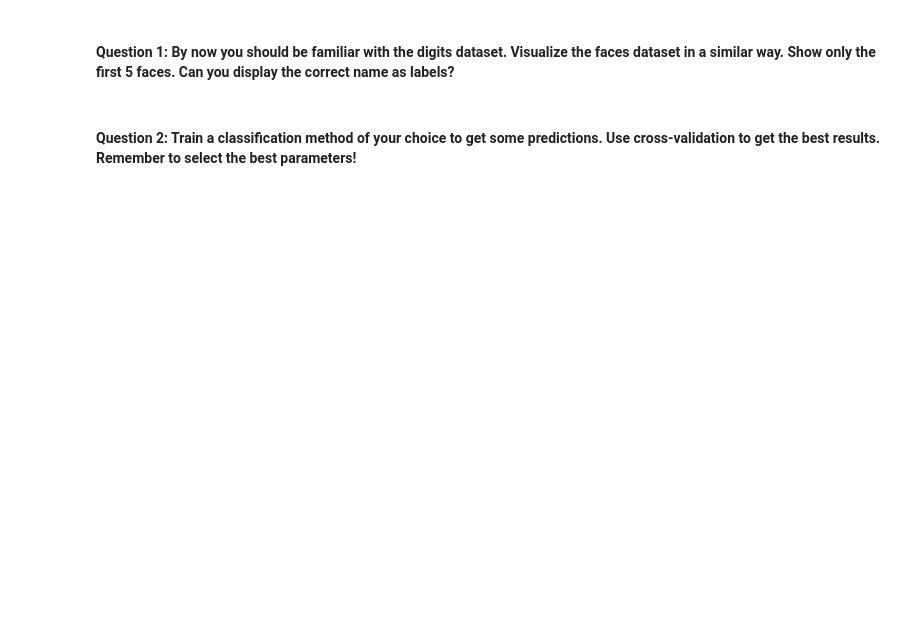
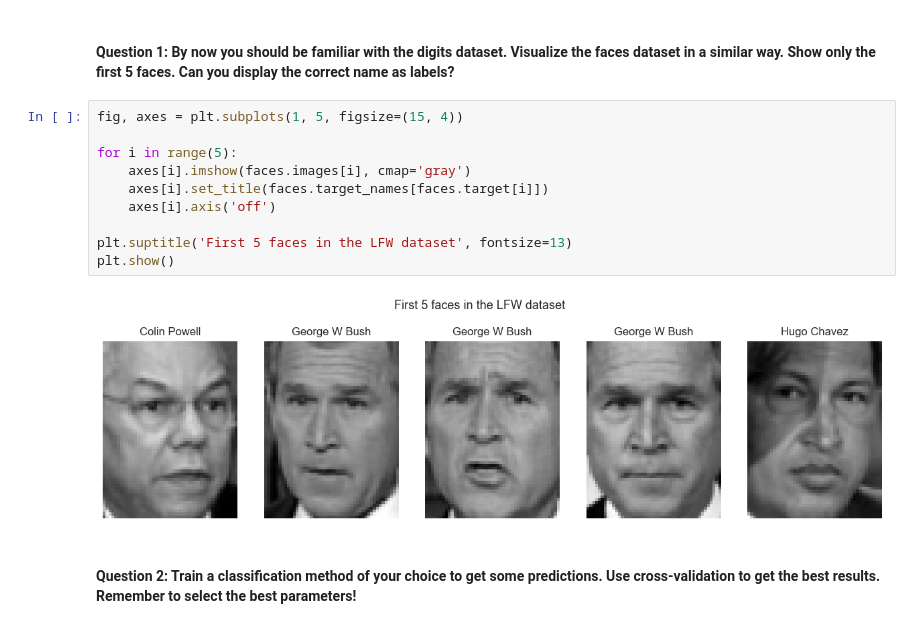
Before and after one commit to ChaybonV/Data-Science-Fundamentals, a Jupyter notebook: 09/DSF 09 - Dimensionality Reduction Exercise.ipynb, the cells around one changed output. Drawn from its saved outputs; the diff is of its cells as text; blank space fills up the shorter version.

```diff
--- a/09/DSF 09 - Dimensionality Reduction Exercise.ipynb
+++ b/09/DSF 09 - Dimensionality Reduction Exercise.ipynb
@@ -41,4 +58,16 @@ print(faces.images.shape)
 # %% [markdown]
 #### Question 1: By now you should be familiar with the digits dataset. Visualize the faces dataset in a similar way. Show only the first 5 faces. Can you display the correct name as labels?
+# %%
+fig, axes = plt.subplots(1, 5, figsize=(15, 4))
+
+for i in range(5):
+    axes[i].imshow(faces.images[i], cmap='gray')
+    axes[i].set_title(faces.target_names[faces.target[i]])
+    axes[i].axis('off')
+
+plt.suptitle('First 5 faces in the LFW dataset', fontsize=13)
+plt.show()
+# %% [output]
+[figure, added]
 # %% [markdown]
 #### Question 2: Train a classification method of your choice to get some predictions. Use cross-validation to get the best results. Remember to select the best parameters!
```
Also changed, not shown: parts of 16 cells of this notebook.
